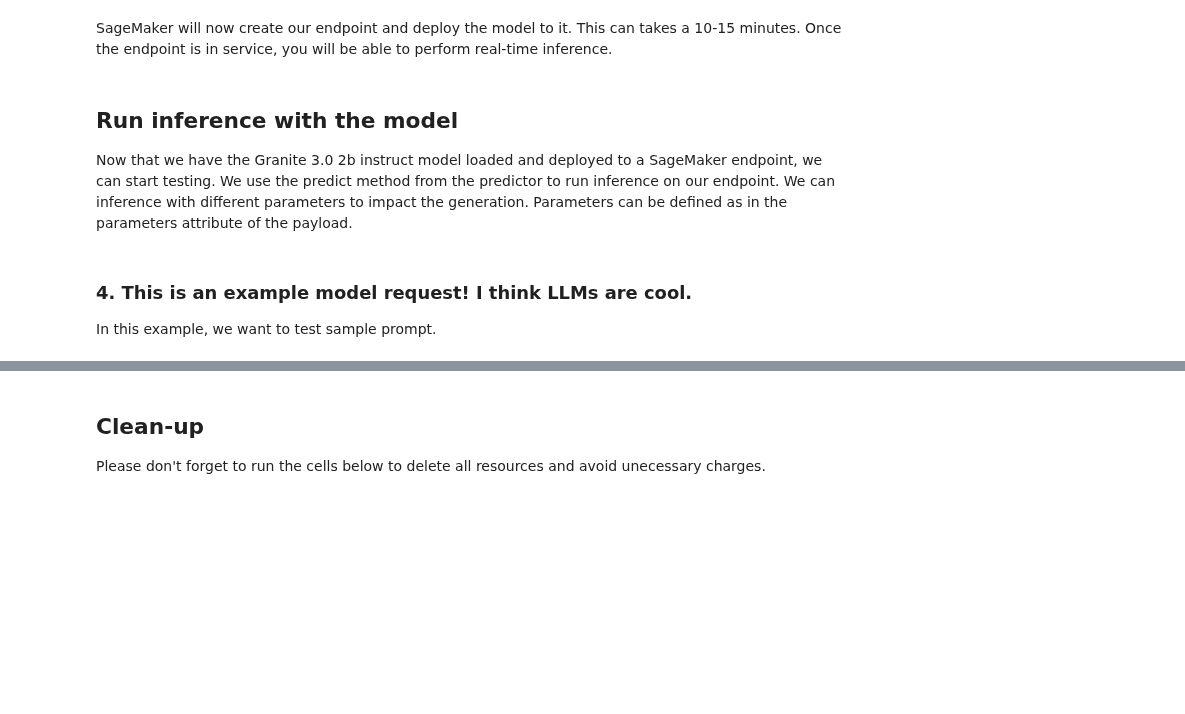
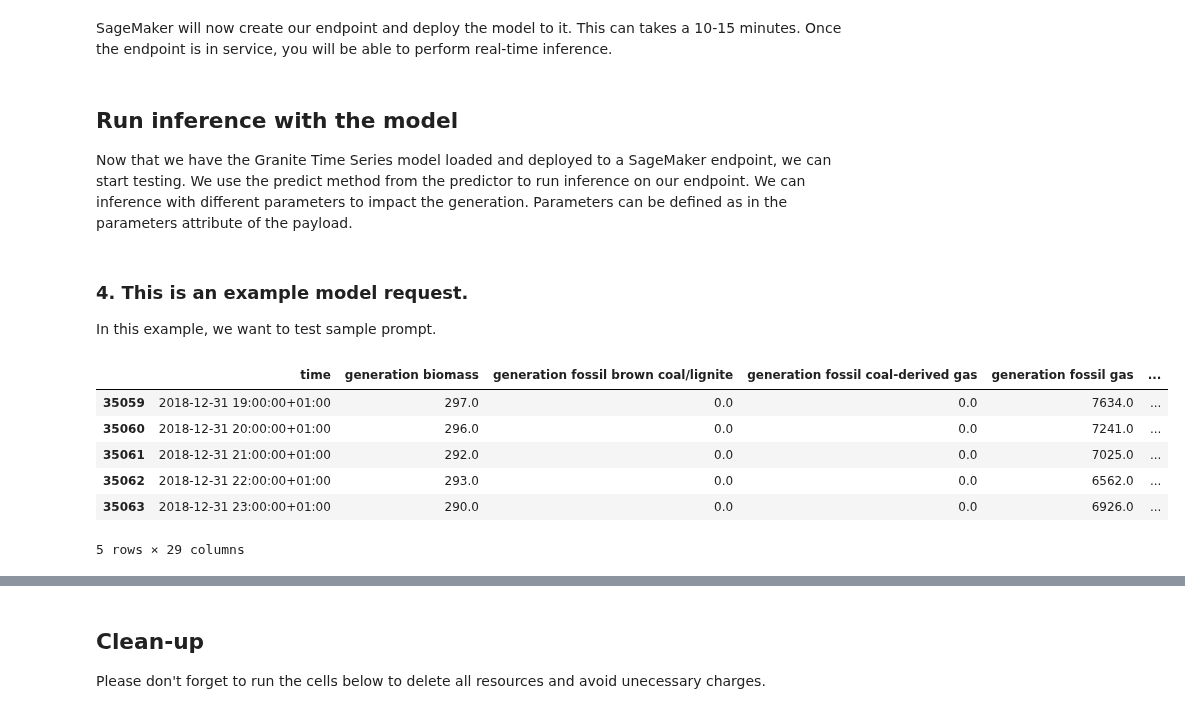
Before and after one commit to ibm-granite-community/SageMaker, a Jupyter notebook: granite-timeseries-ttm-r2/sample_notebook.ipynb, the cells around one changed output, grey strips where cells are left out. Saved outputs shown, nothing was run; the diff lists cells and outputs as text; code cells hidden in the pictures; blank space fills up the shorter version.

```diff
--- a/granite-timeseries-ttm-r2/sample_notebook.ipynb
+++ b/granite-timeseries-ttm-r2/sample_notebook.ipynb
@@ -155,8 +183,8 @@ SageMaker will now create our endpoint and deploy the model to it. This can take
 # %% [markdown]
 ## Run inference with the model
 
-Now that we have the Granite 3.0 2b instruct model loaded and deployed to a SageMaker endpoint, we can start testing. We use the predict method from the predictor to run inference on our endpoint. We can inference with different parameters to impact the generation. Parameters can be defined as in the parameters attribute of the payload.
+Now that we have the Granite Time Series model loaded and deployed to a SageMaker endpoint, we can start testing. We use the predict method from the predictor to run inference on our endpoint. We can inference with different parameters to impact the generation. Parameters can be defined as in the parameters attribute of the payload.
 # %% [markdown]
-### 4. This is an example model request! I think LLMs are cool.
+### 4. This is an example model request.
 
 In this example, we want to test sample prompt.
@@ -165,18 +191,33 @@ prompt_1 = """This is an example model request! I think LLMs are cool."""
 # %%
-# hyperparameters for llm
-payload_1 = {
-    "inputs": prompt_1,
-    "parameters": {
-        "details": True,
-        "max_tokens": 512
-    }
-}
+from datetime import datetime
 
-# send request to endpoint
-response_1 = deployed_model.predict(
-    data=json.dumps(payload_1),
-    initial_args={"Accept": "application/json", "ContentType": "application/json"},
-).decode("utf-8")
+import pandas as pd
 
-response_list = json.loads(response_1)[0]
-print(response_list["generated_text"])
+
+timestamp_column = "time"
+target_columns = ["total load actual"]
+context_length = 512
+
+
+# Read in the data from the downloaded file.
+input_df = pd.read_csv(
+    "hf://datasets/vitaliy-sharandin/energy-consumption-hourly-spain/energy_dataset.csv",
+    parse_dates=[timestamp_column],  # Parse the timestamp values as dates.
+)
+
+# Fill NA/NaN values by propagating the last valid value.
+input_df = input_df.ffill()
+
+# Only use the last `context_length` rows for prediction.
+input_df = input_df.iloc[-context_length:,]
+
+# Show the last few rows of the dataset.
+input_df.tail()
+# %% [output]
+|  | time | generation biomass | generation fossil brown coal/lignite | generation fossil coal-derived gas | generation fossil gas | ... |
+| 35059 | 2018-12-31 19:00:00+01:00 | 297.0 | 0.0 | 0.0 | 7634.0 | ... |
+| 35060 | 2018-12-31 20:00:00+01:00 | 296.0 | 0.0 | 0.0 | 7241.0 | ... |
+| 35061 | 2018-12-31 21:00:00+01:00 | 292.0 | 0.0 | 0.0 | 7025.0 | ... |
+| 35062 | 2018-12-31 22:00:00+01:00 | 293.0 | 0.0 | 0.0 | 6562.0 | ... |
+| 35063 | 2018-12-31 23:00:00+01:00 | 290.0 | 0.0 | 0.0 | 6926.0 | ... |
+5 rows × 29 columns
```
Also changed, not shown: parts of 20 cells of this notebook.
